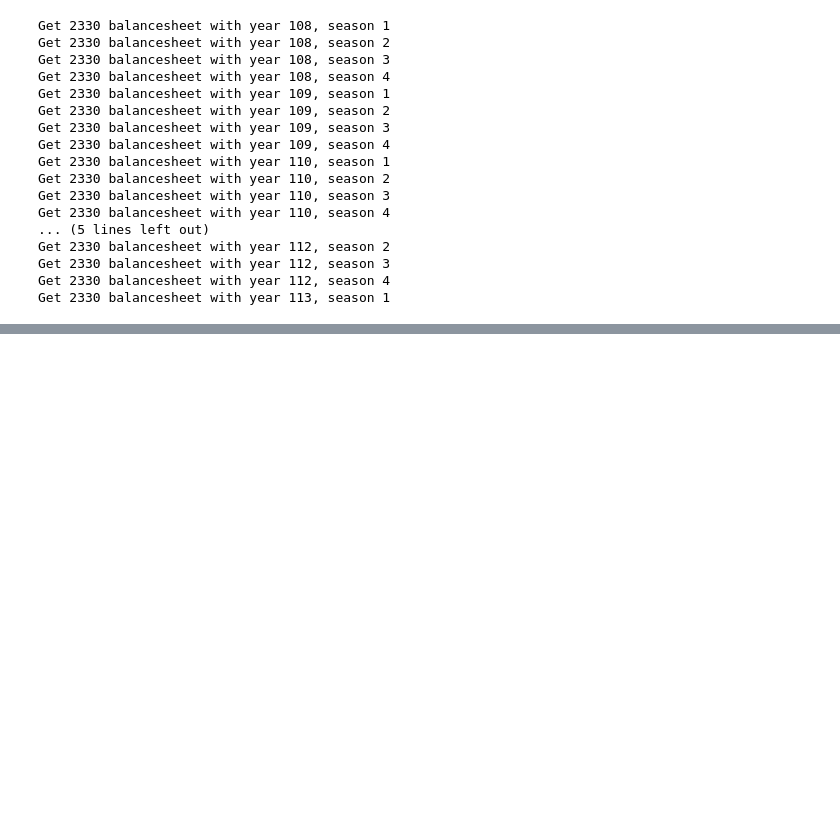
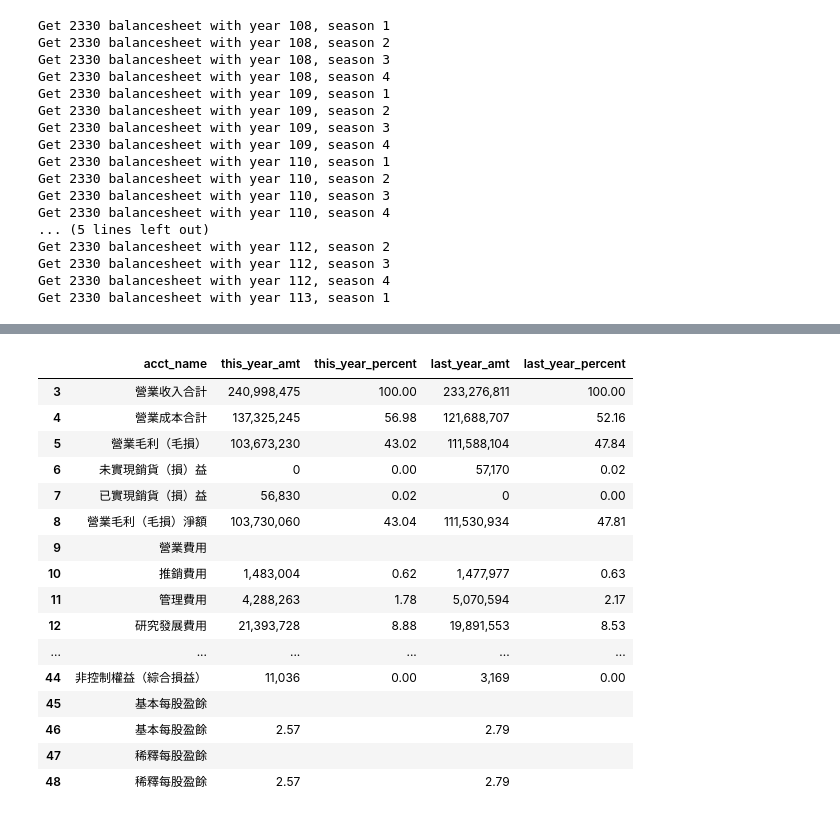
Before and after one commit to chiseanchang0727/financial-report-crawler, a Jupyter notebook: fc_crawler_v1.ipynb, the cells around one changed output, grey strips where cells are left out. Cells and saved outputs as stored; diff of their text form; code cells hidden in the pictures; blank space fills up the shorter version.

```diff
--- a/fc_crawler_v1.ipynb
+++ b/fc_crawler_v1.ipynb
@@ -145,0 +249,57 @@ sql_agent.write_table(df_balancesheet, 'balancesheet', if_exists='replace', inde
+# %%
+year = 108
+season = 2
+stock_number = 2330
+url=ProfitAndLoseURL
+
+
+df = pd.DataFrame()
+form_data = {
+    'encodeURIComponent':1,
+    'step':1,
+    'firstin':1,
+    'off':1,
+    'co_id':stock_number,
+    'year': year,
+    'season': season,
+}
+
+
+r = requests.post(url,form_data)
+soup = BeautifulSoup(r.text, 'html.parser')
+table = soup.find_all('table')[1]
+# headers = [header.text for header in table.find_all('th')]
+year_seaon = table.find_all('th')[0].get_text()
+rows = []
+for row in table.find_all('tr')[1:]:
+    cells = row.find_all('td')
+    cells_text = [cell.text.strip() for cell in cells]
+    rows.append(cells_text)
+if season == 2 or  season == 3:
+    columns = ['acct_name', 'this_year_amt', 'this_year_percent', 'last_year_amt', 'last_year_percent', 'this_year_y2m_amt', 'this_year_y2m_percnet', 'last_year_y2m_amt', 'last_year_y2m_percnet']
+    df_temp = pd.DataFrame(rows, columns=columns)
+    df_select = df_temp.iloc[3:, :5].copy()
+else:
+    columns = ['acct_name', 'this_year_amt', 'this_year_percent', 'last_year_amt', 'last_year_percent']
+    df_temp = pd.DataFrame(rows, columns=columns)
+    df_select = df_temp.iloc[3:].copy()
+# %%
+df_select
+# %% [output]
+|  | acct_name | this_year_amt | this_year_percent | last_year_amt | last_year_percent |
+| 3 | 營業收入合計 | 240,998,475 | 100.00 | 233,276,811 | 100.00 |
+| 4 | 營業成本合計 | 137,325,245 | 56.98 | 121,688,707 | 52.16 |
+| 5 | 營業毛利（毛損） | 103,673,230 | 43.02 | 111,588,104 | 47.84 |
+| 6 | 未實現銷貨（損）益 | 0 | 0.00 | 57,170 | 0.02 |
+| 7 | 已實現銷貨（損）益 | 56,830 | 0.02 | 0 | 0.00 |
+| 8 | 營業毛利（毛損）淨額 | 103,730,060 | 43.04 | 111,530,934 | 47.81 |
+| 9 | 營業費用 |  |  |  |  |
+| 10 | 推銷費用 | 1,483,004 | 0.62 | 1,477,977 | 0.63 |
+| 11 | 管理費用 | 4,288,263 | 1.78 | 5,070,594 | 2.17 |
+| 12 | 研究發展費用 | 21,393,728 | 8.88 | 19,891,553 | 8.53 |
+| ... | ... | ... | ... | ... | ... |
+| 44 | 非控制權益（綜合損益） | 11,036 | 0.00 | 3,169 | 0.00 |
+| 45 | 基本每股盈餘 |  |  |  |  |
+| 46 | 基本每股盈餘 | 2.57 |  | 2.79 |  |
+| 47 | 稀釋每股盈餘 |  |  |  |  |
+| 48 | 稀釋每股盈餘 | 2.57 |  | 2.79 |  |
```
Also changed, not shown: parts of 9 cells of this notebook, 1 other file.
